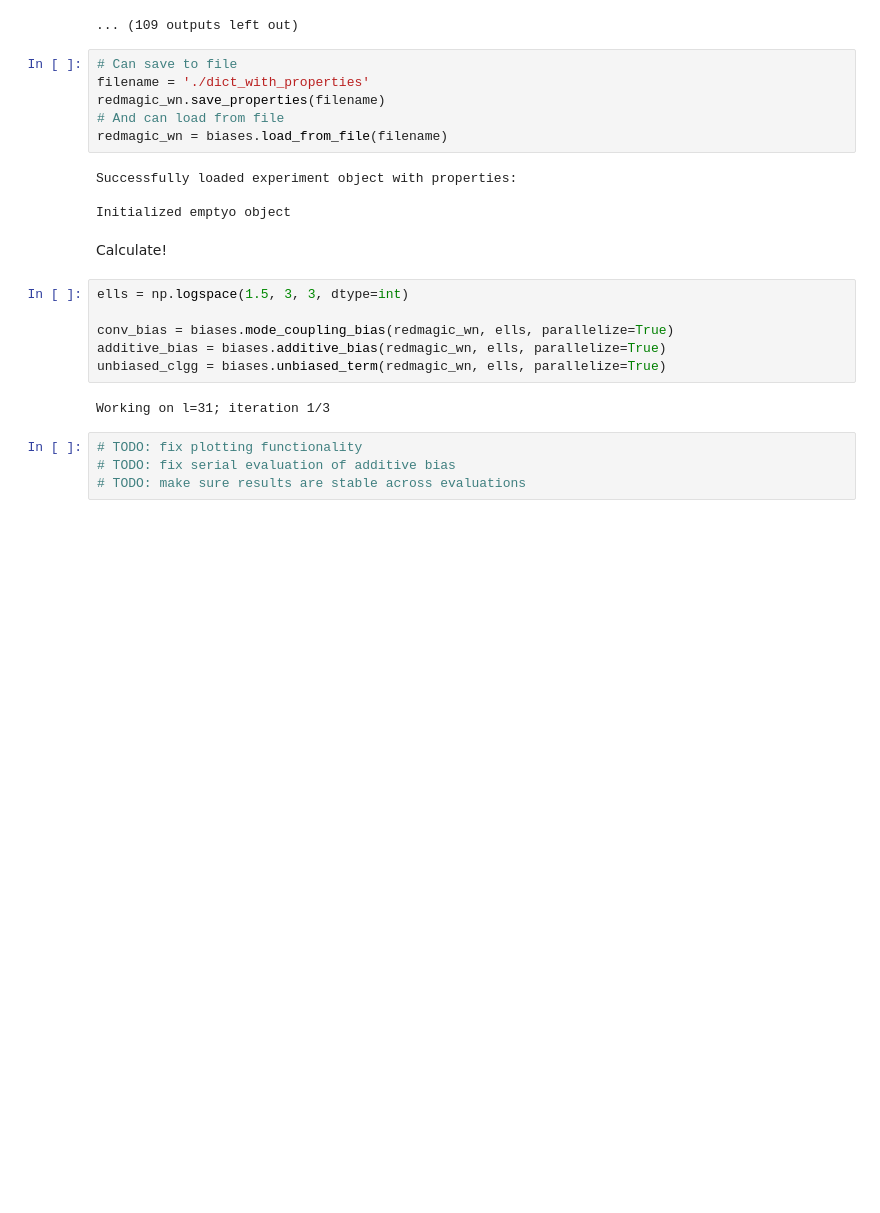
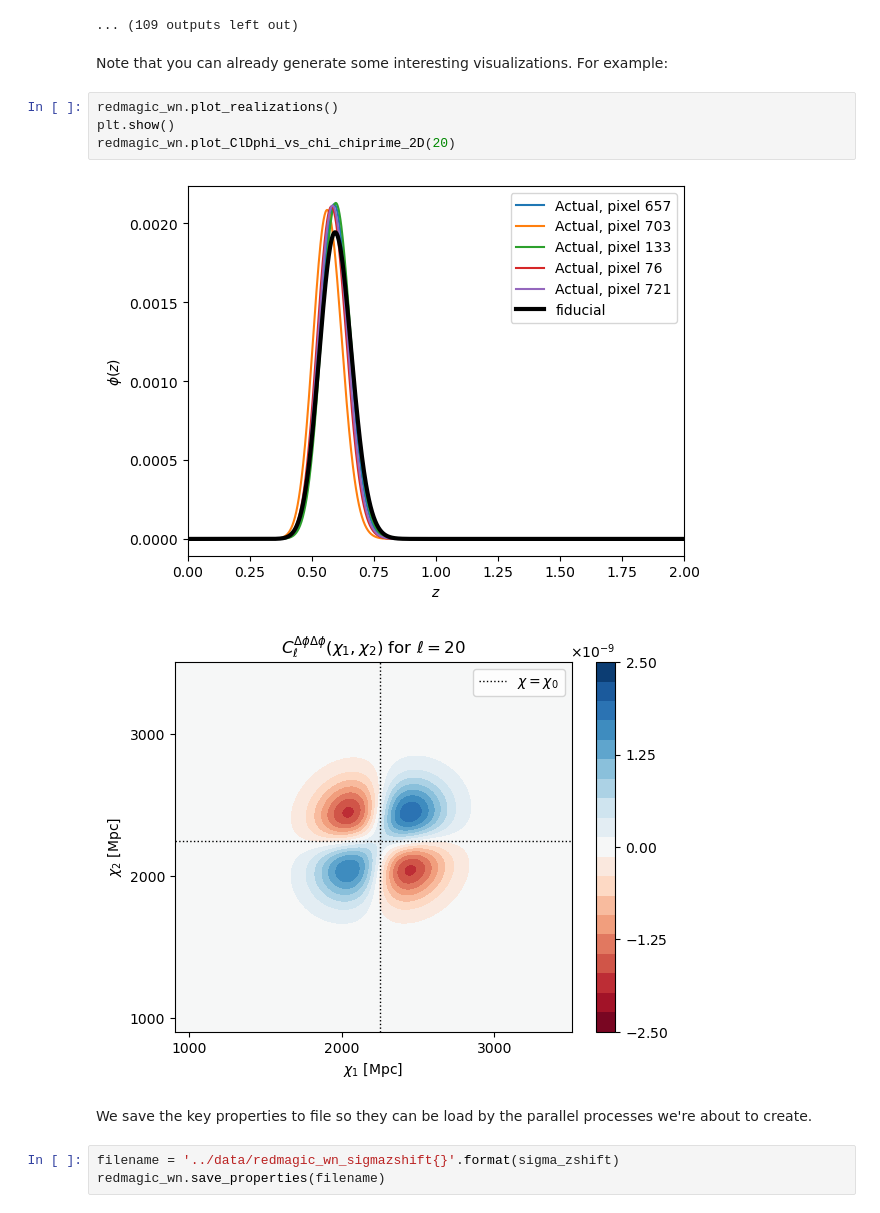
Before and after one commit to abaleato/CARDiAC, a Jupyter notebook: code/galaxy_clustering_example.ipynb, the cells around one changed output. Saved outputs shown, nothing was run; the diff lists cells and outputs as text; blank space fills up the shorter version.

```diff
--- a/code/galaxy_clustering_example.ipynb
+++ b/code/galaxy_clustering_example.ipynb
@@ -89,27 +95,17 @@ Traceback (most recent call last):
 RuntimeError: Undefined plan with nthreads. This is a bug
 RuntimeError: Undefined plan with nthreads. This is a bug
 ... (109 outputs left out)
-# %%
-# Can save to file
-filename = './dict_with_properties'
-redmagic_wn.save_properties(filename)
-# And can load from file
-redmagic_wn = biases.load_from_file(filename)
-# %% [output]
-Successfully loaded experiment object with properties:
-
-Initialized emptyo object
-# %% [markdown]
-Calculate!
-# %%
-ells = np.logspace(1.5, 3, 3, dtype=int)
-
-conv_bias = biases.mode_coupling_bias(redmagic_wn, ells, parallelize=True)
-additive_bias = biases.additive_bias(redmagic_wn, ells, parallelize=True)
-unbiased_clgg = biases.unbiased_term(redmagic_wn, ells, parallelize=True)
-# %% [output]
-Working on l=31; iteration 1/3
-# %%
-# TODO: fix plotting functionality
-# TODO: fix serial evaluation of additive bias
-# TODO: make sure results are stable across evaluations
+# %% [markdown]
+Note that you can already generate some interesting visualizations. For example:
+# %%
+redmagic_wn.plot_realizations()
+plt.show()
+redmagic_wn.plot_ClDphi_vs_chi_chiprime_2D(20)
+# %% [output]
+[figure, added]
+[figure, added]
+# %% [markdown]
+We save the key properties to file so they can be load by the parallel processes we're about to create.
+# %%
+filename = '../data/redmagic_wn_sigmazshift{}'.format(sigma_zshift)
+redmagic_wn.save_properties(filename)
```
Also changed, not shown: parts of 5 cells of this notebook, 1 other file.
